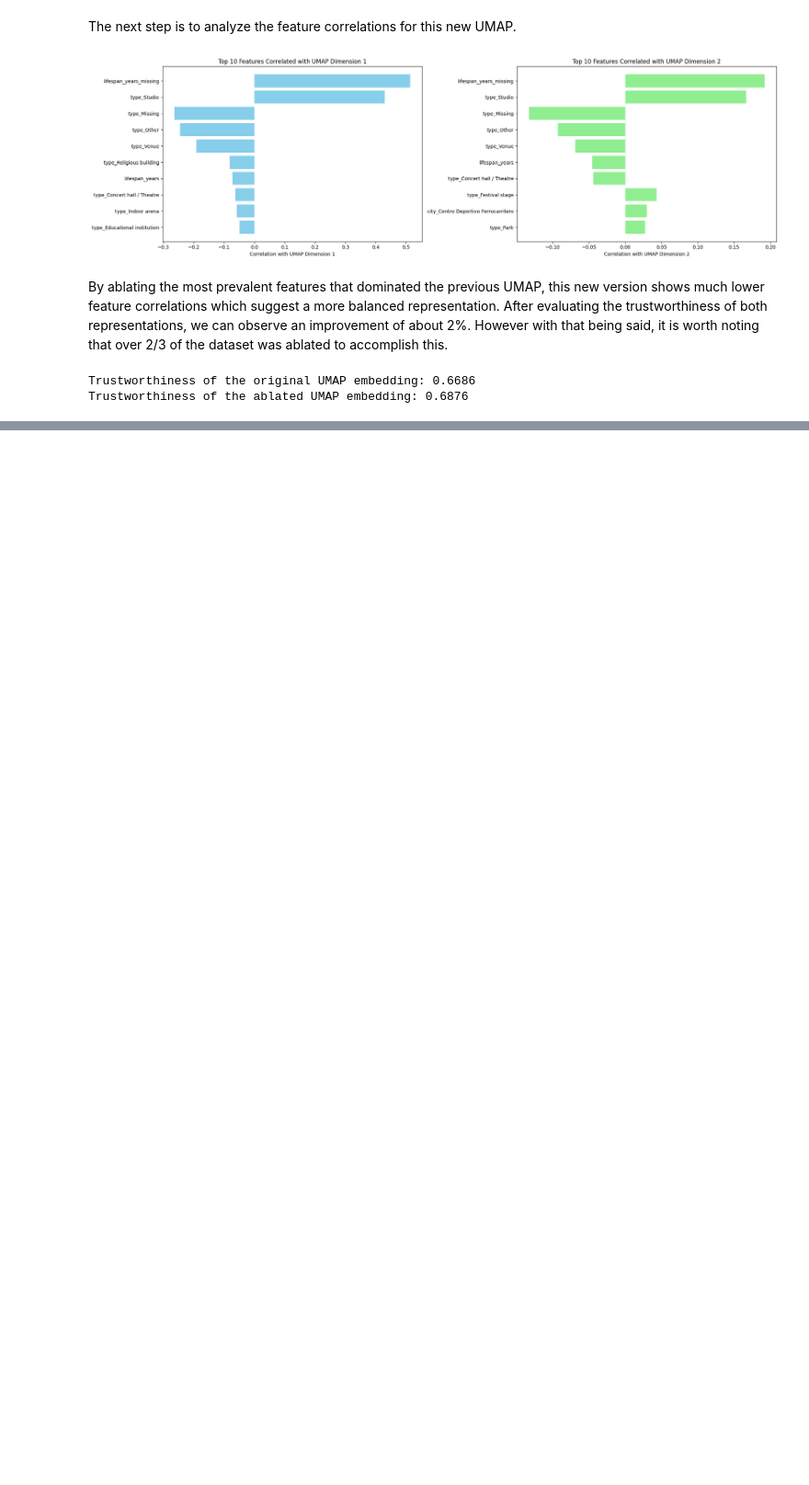
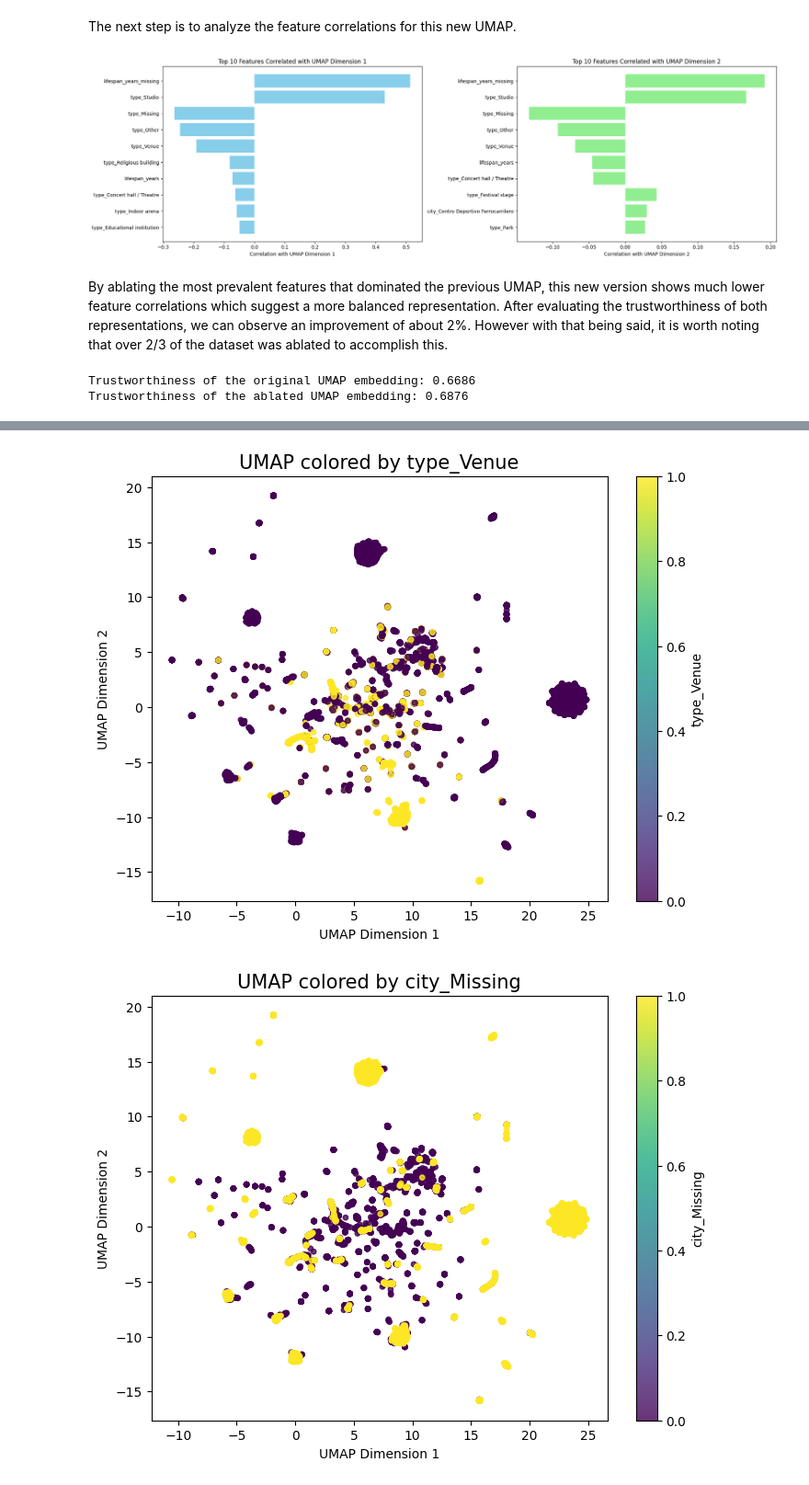
Before and after one commit to megan-rizzo/musicbrainz-api-module, a Jupyter notebook: UMAP.ipynb, the cells around one changed output, grey strips where cells are left out. Shown at 92% size. Saved outputs shown, nothing was run; the diff lists cells and outputs as text; code cells hidden in the pictures; blank space fills up the shorter version.

```diff
--- a/UMAP.ipynb
+++ b/UMAP.ipynb
@@ -383,0 +487,31 @@ Hyperparameter Sensitivity Analysis: Given the prevalence of high cardinality ca
+# %%
+
+
+# Combine into one list (or keep them separate if you prefer)
+features_to_examine1 = list(set(features_dim1c + features_dim2c))
+
+
+#Plot each feature in a loop
+
+for feat in features_to_examine1:
+    if feat not in merged_df_encoded.columns:
+        print(f"Warning: {feat} is not a column in merged_df_encoded.")
+        continue
+
+    plt.figure(figsize=(8, 6))
+    plt.scatter(
+        X2_umap[:, 0],
+        X2_umap[:, 1],
+        c=merged_df_encoded[feat],  # color by feature
+        cmap='viridis',            # or another colormap (e.g., 'plasma', 'coolwarm')
+        s=15,
+        alpha=0.8
+    )
+    plt.colorbar(label=feat)
+    plt.title(f'UMAP colored by {feat}', fontsize=15)
+    plt.xlabel('UMAP Dimension 1')
+    plt.ylabel('UMAP Dimension 2')
+    plt.show()
+# %% [output]
+[figure, added]
+[figure, added]
```
Also changed, not shown: parts of 11 cells of this notebook.
